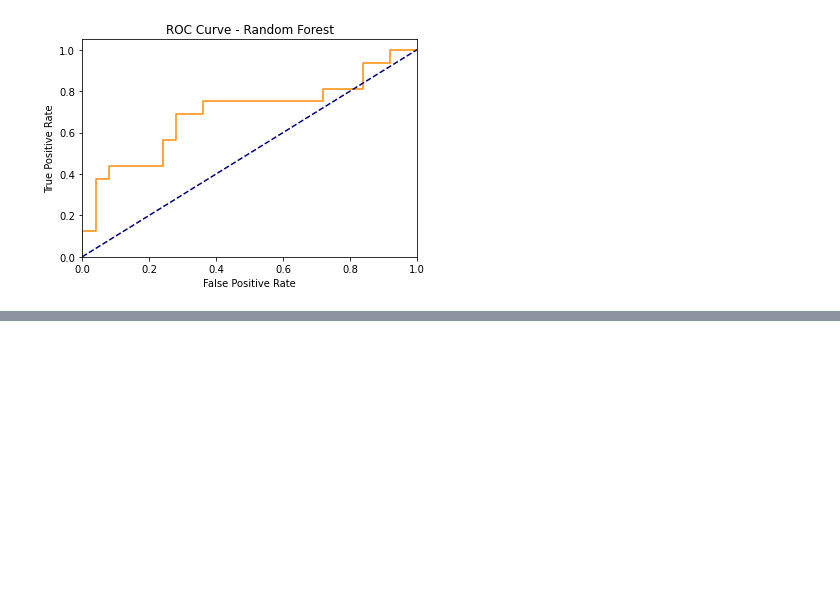
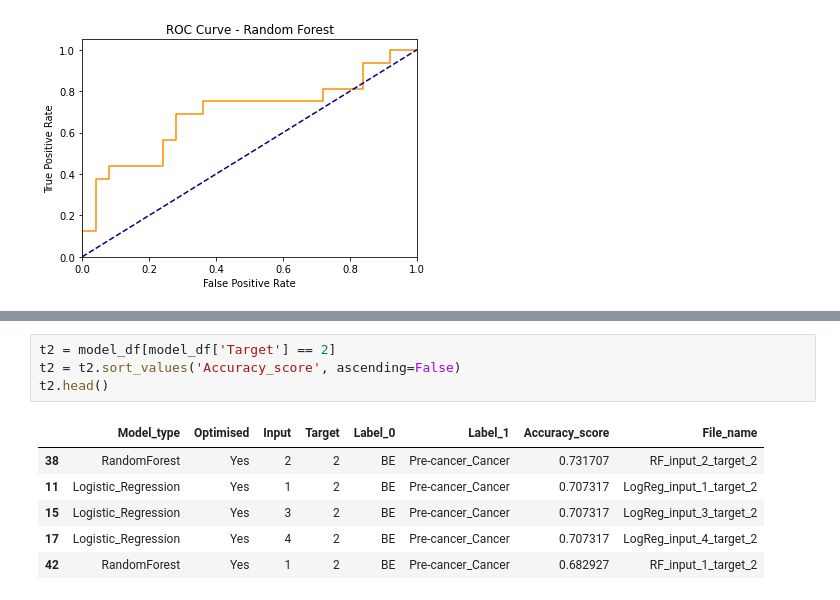
Before and after one commit to Frankr22/Machine-Learning-for-Oesophageal-Cancer-Diagnosis, a Jupyter notebook: Models/Model_performance_tracking.ipynb, the cells around one changed output, grey strips where cells are left out. Cells and saved outputs as stored; diff of their text form; blank space fills up the shorter version.

```diff
--- a/Models/Model_performance_tracking.ipynb
+++ b/Models/Model_performance_tracking.ipynb
@@ -1482,0 +1516,11 @@ Pre-cancer_Cancer       0.58      0.69      0.63        16
+# %%
+t2 = model_df[model_df['Target'] == 2]
+t2 = t2.sort_values('Accuracy_score', ascending=False)
+t2.head()
+# %% [output]
+|  | Model_type | Optimised | Input | Target | Label_0 | Label_1 | Accuracy_score | File_name |
+| 38 | RandomForest | Yes | 2 | 2 | BE | Pre-cancer_Cancer | 0.731707 | RF_input_2_target_2 |
+| 11 | Logistic_Regression | Yes | 1 | 2 | BE | Pre-cancer_Cancer | 0.707317 | LogReg_input_1_target_2 |
+| 15 | Logistic_Regression | Yes | 3 | 2 | BE | Pre-cancer_Cancer | 0.707317 | LogReg_input_3_target_2 |
+| 17 | Logistic_Regression | Yes | 4 | 2 | BE | Pre-cancer_Cancer | 0.707317 | LogReg_input_4_target_2 |
+| 42 | RandomForest | Yes | 1 | 2 | BE | Pre-cancer_Cancer | 0.682927 | RF_input_1_target_2 |
```
Also changed, not shown: parts of 6 cells of this notebook, 1 other file.
